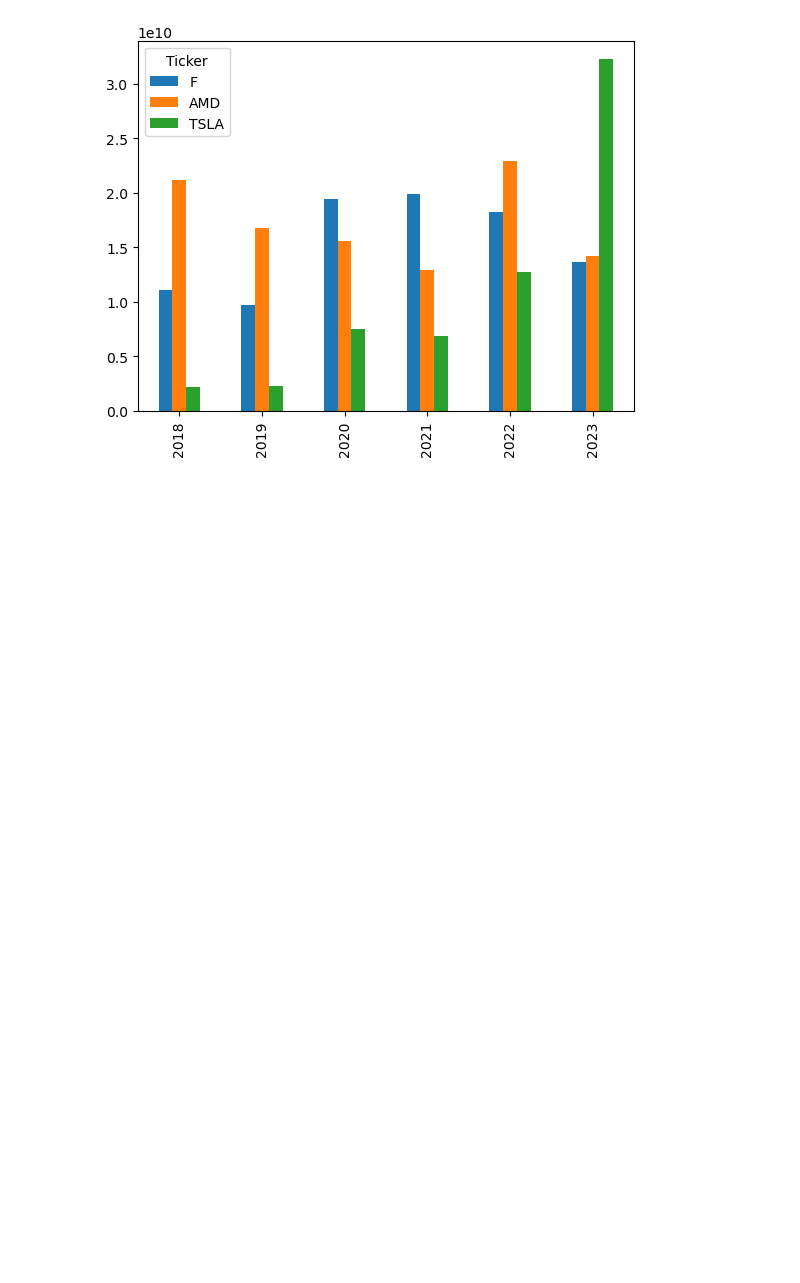
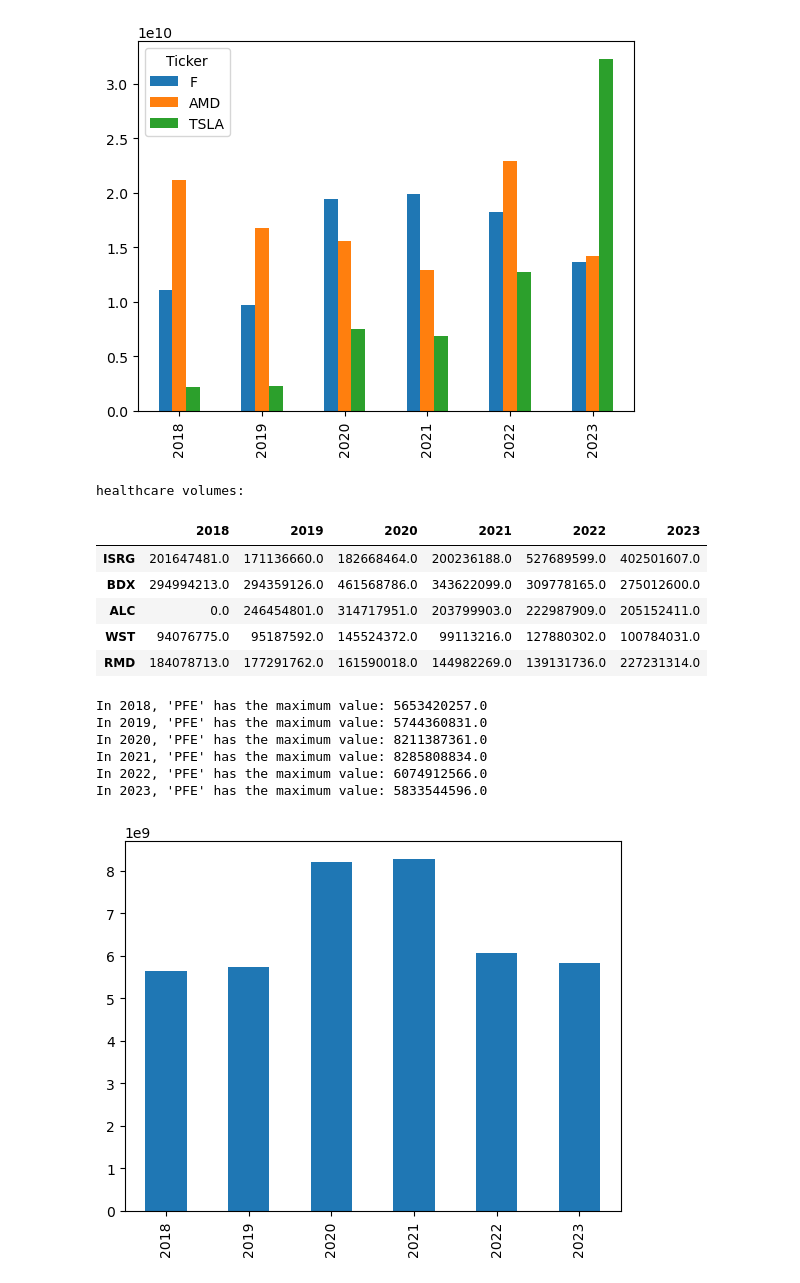
Before and after one commit to alisonands/Stock-Analysis, a Jupyter notebook: Tech/visualizations.ipynb, the cells around one changed output. Drawn from its saved outputs; the diff is of its cells as text; code cells hidden in the pictures; blank space fills up the shorter version.

```diff
--- a/Tech/visualizations.ipynb
+++ b/Tech/visualizations.ipynb
@@ -259,3 +260,40 @@ In 2021, 'F' has the maximum value: 19834224649.0
 In 2022, 'AMD' has the maximum value: 22939283690.0
 In 2023, 'TSLA' has the maximum value: 32270767332.0
 [figure]
+# %%
+# calculating healthcare volumes per year
+healthcare_data['Date'] = pd.to_datetime(healthcare_data['Date'])
+healthcare_stocks = healthcare_data['Ticker'].unique()
+volumes_healthcare = pd.DataFrame(index = healthcare_stocks)
+
+for stock in healthcare_stocks:
+    for year in years:
+        # print(stock, year)
+        temp_df = healthcare_data[healthcare_data['Ticker'] == stock]
+        volumes_healthcare.loc[stock, str(year)] = temp_df[temp_df['Date'].dt.year == year]['Volume'].sum()
+print(f'healthcare volumes:')
+display(volumes_healthcare.head())
+
+volumes_healthcare.index.name = 'Ticker'
+volumes_healthcare.loc['PFE'].transpose().plot(kind = 'bar')
+max_idx = volumes_healthcare.idxmax()
+max_values = volumes_healthcare.max()
+
+# Display the result
+for year, (index, value) in zip(volumes_healthcare.columns, zip(max_idx, max_values)):
+    print(f"In {year}, '{index}' has the maximum value: {value}")
+# %% [output]
+healthcare volumes:
+|  | 2018 | 2019 | 2020 | 2021 | 2022 | 2023 |
+| ISRG | 201647481.0 | 171136660.0 | 182668464.0 | 200236188.0 | 527689599.0 | 402501607.0 |
+| BDX | 294994213.0 | 294359126.0 | 461568786.0 | 343622099.0 | 309778165.0 | 275012600.0 |
+| ALC | 0.0 | 246454801.0 | 314717951.0 | 203799903.0 | 222987909.0 | 205152411.0 |
+| WST | 94076775.0 | 95187592.0 | 145524372.0 | 99113216.0 | 127880302.0 | 100784031.0 |
+| RMD | 184078713.0 | 177291762.0 | 161590018.0 | 144982269.0 | 139131736.0 | 227231314.0 |
+In 2018, 'PFE' has the maximum value: 5653420257.0
+In 2019, 'PFE' has the maximum value: 5744360831.0
+In 2020, 'PFE' has the maximum value: 8211387361.0
+In 2021, 'PFE' has the maximum value: 8285808834.0
+In 2022, 'PFE' has the maximum value: 6074912566.0
+In 2023, 'PFE' has the maximum value: 5833544596.0
+[figure, added]
```
Also changed, not shown: parts of 9 cells of this notebook.
